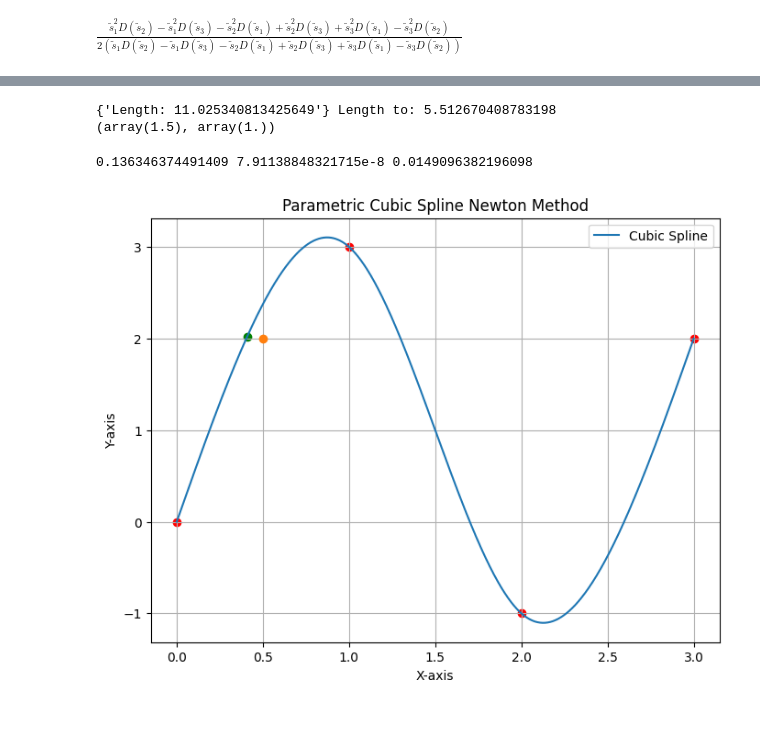
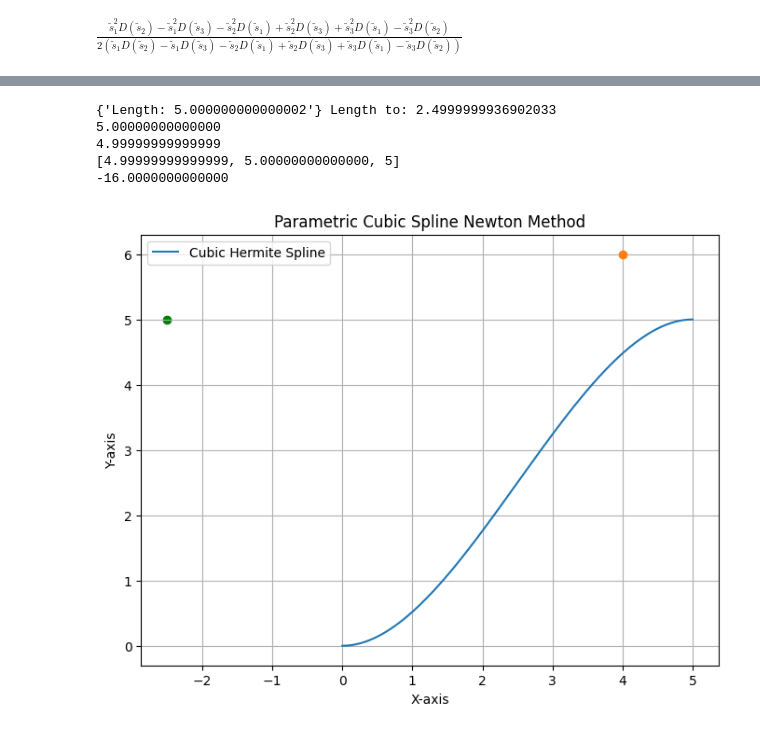
Before and after one commit to ate362/closestpoint, a Jupyter notebook: closestPoint.ipynb, the cells around one changed output, grey strips where cells are left out. Cells and saved outputs as stored; diff of their text form; code cells hidden in the pictures.

Commit message:
hermite

```diff
--- a/closestPoint.ipynb
+++ b/closestPoint.ipynb
@@ -120,6 +106,0 @@ $\displaystyle 4 \cdot \left(3 a_{1} s + a_{2}\right) \left(a_{1} s^{3} + a_{2}
-# %%
-def quadratFit(s1, s2, s3, iterationNumber=3):
-
-    for i in range(iterationNumber):
-        pass
-    return 0,0
@@ -144,35 +164,37 @@ coeff_values = {a1: 7.99360578e-15, a2: -2.66453526e-15, a3: 3, a4: 0, b1: -63,
+# %%
+target_point = np.array([4,6])
+QP_coeef_values = {a1: parametric_spline.coefficients[0][0], a2: parametric_spline.coefficients[1][0], a3: parametric_spline.coefficients[2][0], a4: parametric_spline.coefficients[3][0], x: target_point[0], y: target_point[1], s1: 0, s2: 0, s3: 0, s:0}
+D_coeff_values = {a1: parametric_spline.coefficients[0][0], a2: parametric_spline.coefficients[1][0], a3: parametric_spline.coefficients[2][0], a4: parametric_spline.coefficients[3][0], x: target_point[0], y: target_point[1], s: 0}
 # %%
 L = parametric_spline.arcLength()
-l = parametric_spline.calculate_arc_length(1.5,1)
+l = parametric_spline.calculate_arc_length(2.5,2.5)
 
 print({f"Length: {L}"}, f"Length to: {l}")
-
-coord_sol = parametric_spline.evaluate(l/L)
-print(coord_sol)
-#quadraticSol, quadraticRes = quadratFit(1,1,1)
+quadraticSol = quadratFit(0,2.5,5,QP_coeef_values)
+print(quadraticSol)
 # %% [output]
-{'Length: 11.025340813425649'} Length to: 5.512670408783198
-(array(1.5), array(1.))
+{'Length: 5.000000000000002'} Length to: 2.4999999936902033
+5.00000000000000
+4.99999999999999
+[4.99999999999999, 5.00000000000000, 5]
+-16.0000000000000
 # %%
-newtonSol, newtonRes = newtonMethod(0.2, 100, coeff_values)
-coeff_values = {a1: 8, a2: -2.66, a3: 3, a4: 0, b1: -63, b2: 0, b3: 16, b4: 0, x: target_point[0], y: target_point[1], s: newtonSol}
+newtonSol, newtonRes = newtonMethod(quadraticSol, 1000, D_coeff_values)
+D_coeff_values['s'] = newtonSol
 coord_sol = parametric_spline.evaluate(newtonSol)
-print(newtonSol, newtonRes, D.subs(coeff_values))
+# print(newtonSol, newtonRes, D.subs(coeff_values))
-# %% [output]
-0.136346374491409 7.91138848321715e-8 0.0149096382196098
 # %%
 # Plot the original points and the cubic spline
 plt.figure(figsize=(8, 6))
-plt.plot(coordinates[:,0], coordinates[:,1], label='Cubic Spline')
+plt.plot(t_fine[:], y_fine[:], label='Cubic Hermite Spline')
 plt.plot(target_point[0], target_point[1], 'o')
-plt.scatter(control_points[:, 0], control_points[:, 1], marker='o', color='red')
-plt.scatter(coord_sol[0], coord_sol[1], marker='o', color='green')
+plt.scatter(newtonSol, coord_sol, marker='o', color='green')
 
 plt.title('Parametric Cubic Spline Newton Method')
 plt.xlabel('X-axis')
 plt.ylabel('Y-axis')
 plt.legend()
 plt.grid(True)
 plt.show()
 # %% [output]
-[figure, old version]
+[figure, new version]
```
Also changed, not shown: parts of 10 cells of this notebook.
